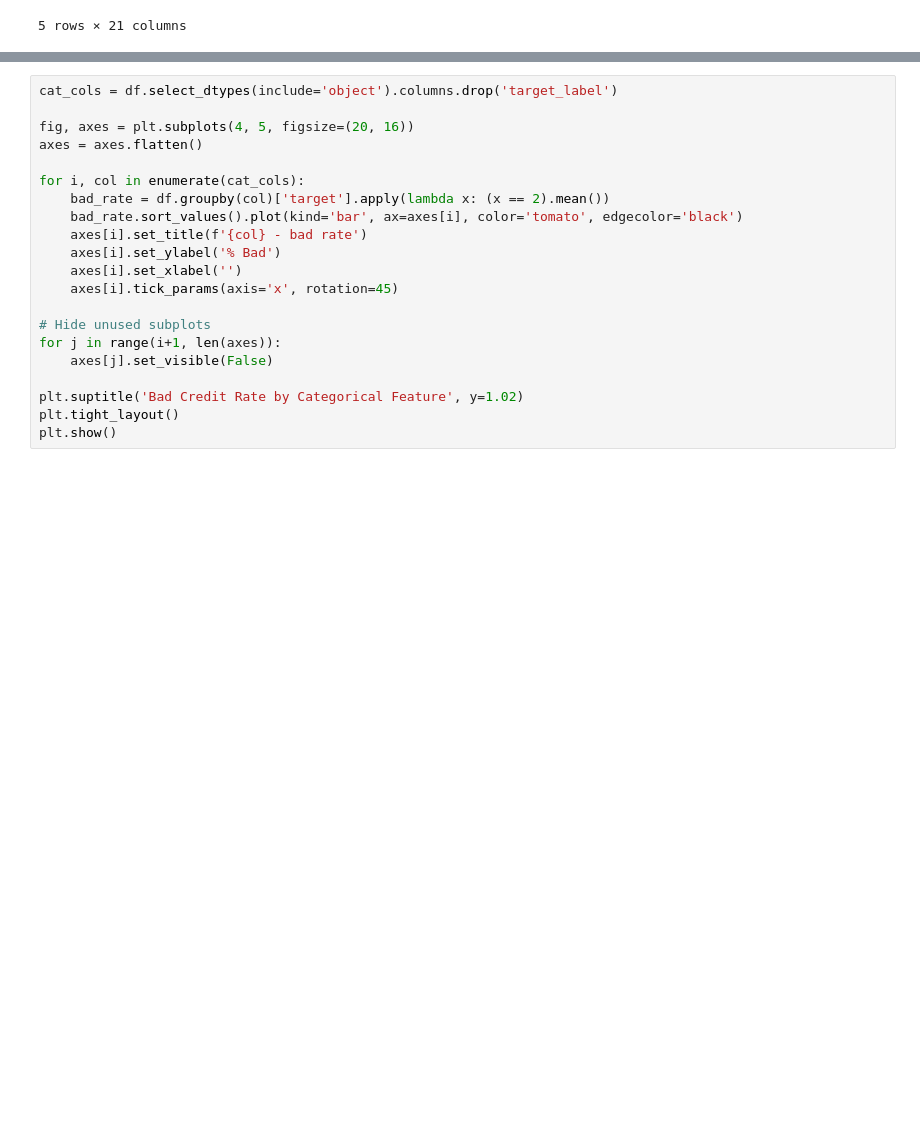
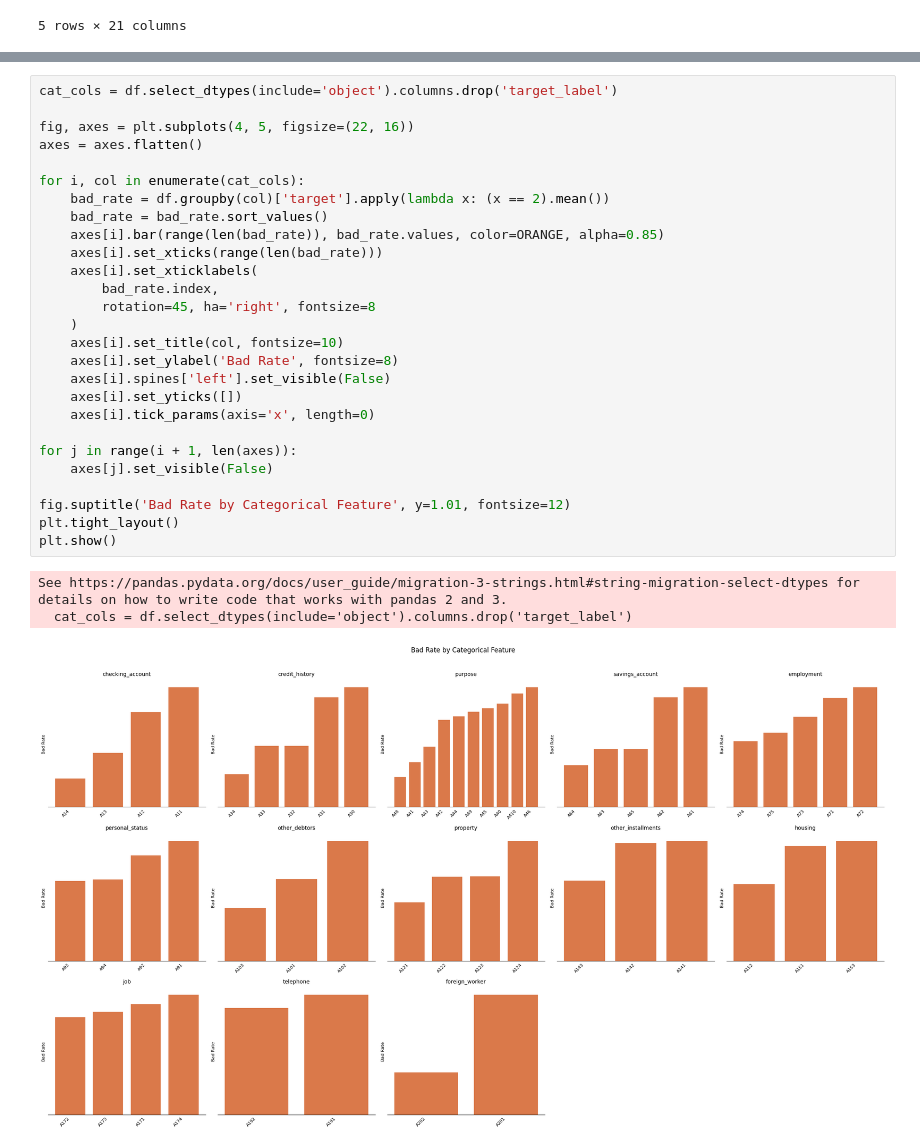
Before and after one commit to danibaum8/credit-risk-scorecard, a Jupyter notebook: 02_eda.ipynb, the cells around one changed output, grey strips where cells are left out. Saved outputs shown, nothing was run; the diff lists cells and outputs as text; blank space fills up the shorter version.

```diff
--- a/02_eda.ipynb
+++ b/02_eda.ipynb
@@ -66,21 +125,31 @@ plt.show()
 # %%
 cat_cols = df.select_dtypes(include='object').columns.drop('target_label')
 
-fig, axes = plt.subplots(4, 5, figsize=(20, 16))
+fig, axes = plt.subplots(4, 5, figsize=(22, 16))
 axes = axes.flatten()
 
 for i, col in enumerate(cat_cols):
     bad_rate = df.groupby(col)['target'].apply(lambda x: (x == 2).mean())
-    bad_rate.sort_values().plot(kind='bar', ax=axes[i], color='tomato', edgecolor='black')
-    axes[i].set_title(f'{col} - bad rate')
-    axes[i].set_ylabel('% Bad')
-    axes[i].set_xlabel('')
-    axes[i].tick_params(axis='x', rotation=45)
+    bad_rate = bad_rate.sort_values()
+    axes[i].bar(range(len(bad_rate)), bad_rate.values, color=ORANGE, alpha=0.85)
+    axes[i].set_xticks(range(len(bad_rate)))
+    axes[i].set_xticklabels(
+        bad_rate.index,
+        rotation=45, ha='right', fontsize=8
+    )
+    axes[i].set_title(col, fontsize=10)
+    axes[i].set_ylabel('Bad Rate', fontsize=8)
+    axes[i].spines['left'].set_visible(False)
+    axes[i].set_yticks([])
+    axes[i].tick_params(axis='x', length=0)
 
-# Hide unused subplots
-for j in range(i+1, len(axes)):
+for j in range(i + 1, len(axes)):
     axes[j].set_visible(False)
 
-plt.suptitle('Bad Credit Rate by Categorical Feature', y=1.02)
+fig.suptitle('Bad Rate by Categorical Feature', y=1.01, fontsize=12)
 plt.tight_layout()
 plt.show()
+# %% [output]
+See https://pandas.pydata.org/docs/user_guide/migration-3-strings.html#string-migration-select-dtypes for details on how to write code that works with pandas 2 and 3.
+  cat_cols = df.select_dtypes(include='object').columns.drop('target_label')
+[figure, added]
```
Also changed, not shown: parts of 3 cells of this notebook, 2 other files.
